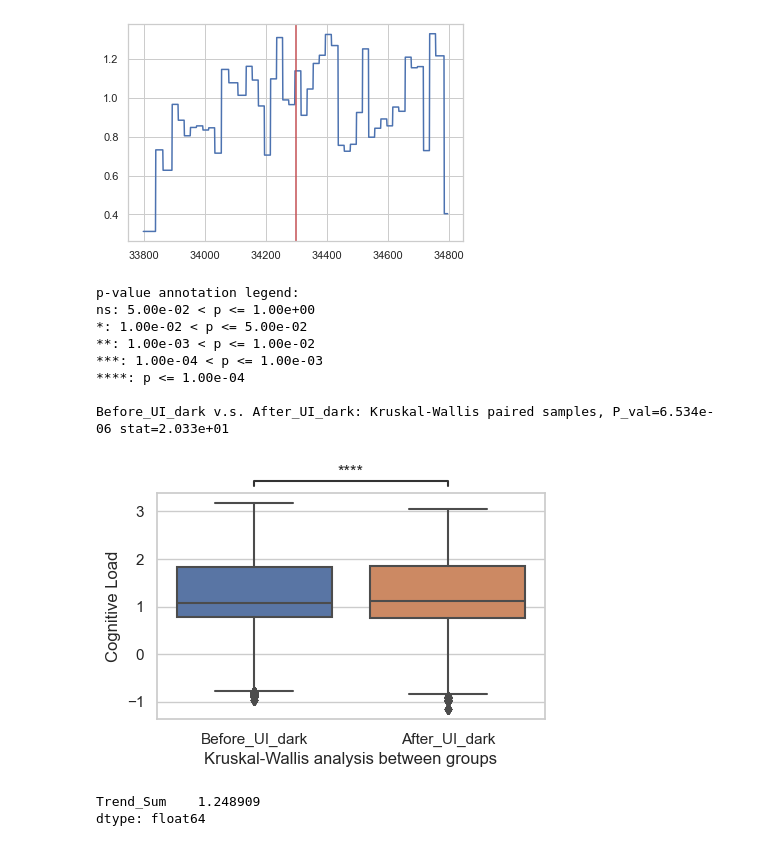
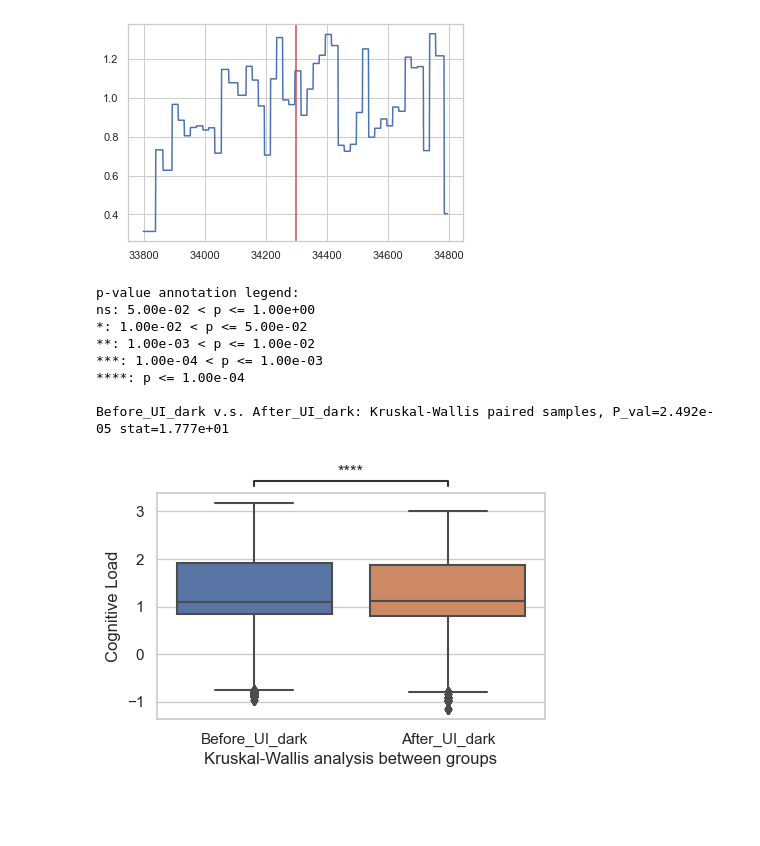
Before and after one commit to Tianyu-Zhou/NIST_Way_Finding, a Jupyter notebook: nist.ipynb, the cells around one changed output. Drawn from its saved outputs; the diff is of its cells as text; code cells hidden in the pictures; blank space fills up the shorter version.

```diff
--- a/nist.ipynb
+++ b/nist.ipynb
@@ -197,66 +214,58 @@ plt.axvline(x=UI_dark_list[i],c="r")
 plt.show()
 # %% [output]
 [figure]
+# %%
+before_df = pd.DataFrame()
+after_df = pd.DataFrame()
+for i in range(len(data_auto)):
+   data_light = copy.deepcopy(data_auto[i])
+   data_light["state_change"] = data_light["light_state"].diff()
+   column_changes = data_light[data_light['state_change'] != 0]
+   UI_dark_list = column_changes["light_state"][column_changes["light_state"]==False].index
+   window = 360
+   for j in range(len(UI_dark_list)):
+      before_df = before_df.append(pd.DataFrame(data_auto[i]["Trend_Sum"][UI_dark_list[j]-window:UI_dark_list[j]].values,columns=["Trend_Sum"]))
+      after_df = after_df.append(pd.DataFrame(data_auto[i]["Trend_Sum"][UI_dark_list[j]:UI_dark_list[j]+window].values,columns=["Trend_Sum"]))
+
+group_1 = "Before_UI_dark"
+group_2 = "After_UI_dark"
+
+before_df["Groups"] = group_1
+after_df["Groups"] = group_2
+
+combine_df = pd.concat([before_df,after_df])
+combine_df.columns = ["CogLoad","Groups"]
 # %%
-control_df = pd.DataFrame()
-test_df = pd.DataFrame()
-for i in range(len(data_auto)):
-   data_light = copy.deepcopy(data_auto[i])
-   data_light["state_change"] = data_light["light_state"].diff()
-   column_changes = data_light[data_light['state_change'] != 0]
-   UI_dark_list = column_changes["light_state"][column_changes["light_state"]==False].index
-   window = 500
-   for j in range(len(UI_dark_list)):
-      control_df = control_df.append(pd.DataFrame(data_auto[i]["Trend_Sum"][UI_dark_list[j]-window:UI_dark_list[j]].values,columns=["Trend_Sum"]))
-      test_df = test_df.append(pd.DataFrame(data_auto[i]["Trend_Sum"][UI_dark_list[j]:UI_dark_list[j]+window].values,columns=["Trend_Sum"]))
-
-# control_df = pd.DataFrame(data_light["Trend_Sum"][UI_dark_list[i]-window:UI_dark_list[i]])
-# test_df = pd.DataFrame(data_light["Trend_Sum"][UI_dark_list[i]:UI_dark_list[i]+window])
-group_1 = "Before_UI_dark"
-group_2 = "After_UI_dark"
-
-control_df["Groups"] = group_1
-test_df["Groups"] = group_2
-
-combine_df = pd.concat([control_df,test_df])
-combine_df.columns = ["CogLoad","Groups"]
-
-
 data = combine_df
 x = 'Groups'
 y = 'CogLoad'
 hue = 'Groups'
 order = [group_1, group_2]
 
 sns.set(style = 'whitegrid')
 fig, axes = plt.subplots(1,1, figsize=(5,3), dpi=100)
 
 if 1:
    axes = sns.boxplot(ax = axes, data=data, x=x, y=y, order=order)
    test_results = add_stat_annotation(ax=axes, data=data, x=x, y=y, order=order,
                                     box_pairs=[(order[0], order[1])],
                                     test='Kruskal',
                                     # test='Wilcoxon',
                                     comparisons_correction=None,
                                     text_format='star', loc='outside', verbose=2,
                                     #   stats_params={'alternative': 'greater'}
                                     )
    # axes.set(xlabel='Paired analysis between conditions (Greater)', ylabel='VRSQ score')
    axes.set(xlabel='Kruskal-Wallis analysis between groups', ylabel='Cognitive Load')
    # axes.set(xlabel='Wilcoxon analysis between groups', ylabel='Mission time (s)')
    # axes.set(xlabel='Wilcoxon analysis between groups', ylabel='Average cognitive load')
 # %% [output]
 p-value annotation legend:
 ns: 5.00e-02 < p <= 1.00e+00
 *: 1.00e-02 < p <= 5.00e-02
 **: 1.00e-03 < p <= 1.00e-02
 ***: 1.00e-04 < p <= 1.00e-03
 ****: p <= 1.00e-04
 
-Before_UI_dark v.s. After_UI_dark: Kruskal-Wallis paired samples, P_val=6.534e-06 stat=2.033e+01
+Before_UI_dark v.s. After_UI_dark: Kruskal-Wallis paired samples, P_val=2.492e-05 stat=1.777e+01
-[figure, old version]
+[figure, new version]
-# %%
-np.mean(test_df)
-# %% [output]
-Trend_Sum    1.248909
-dtype: float64
```
Also changed, not shown: parts of 19 cells of this notebook.
